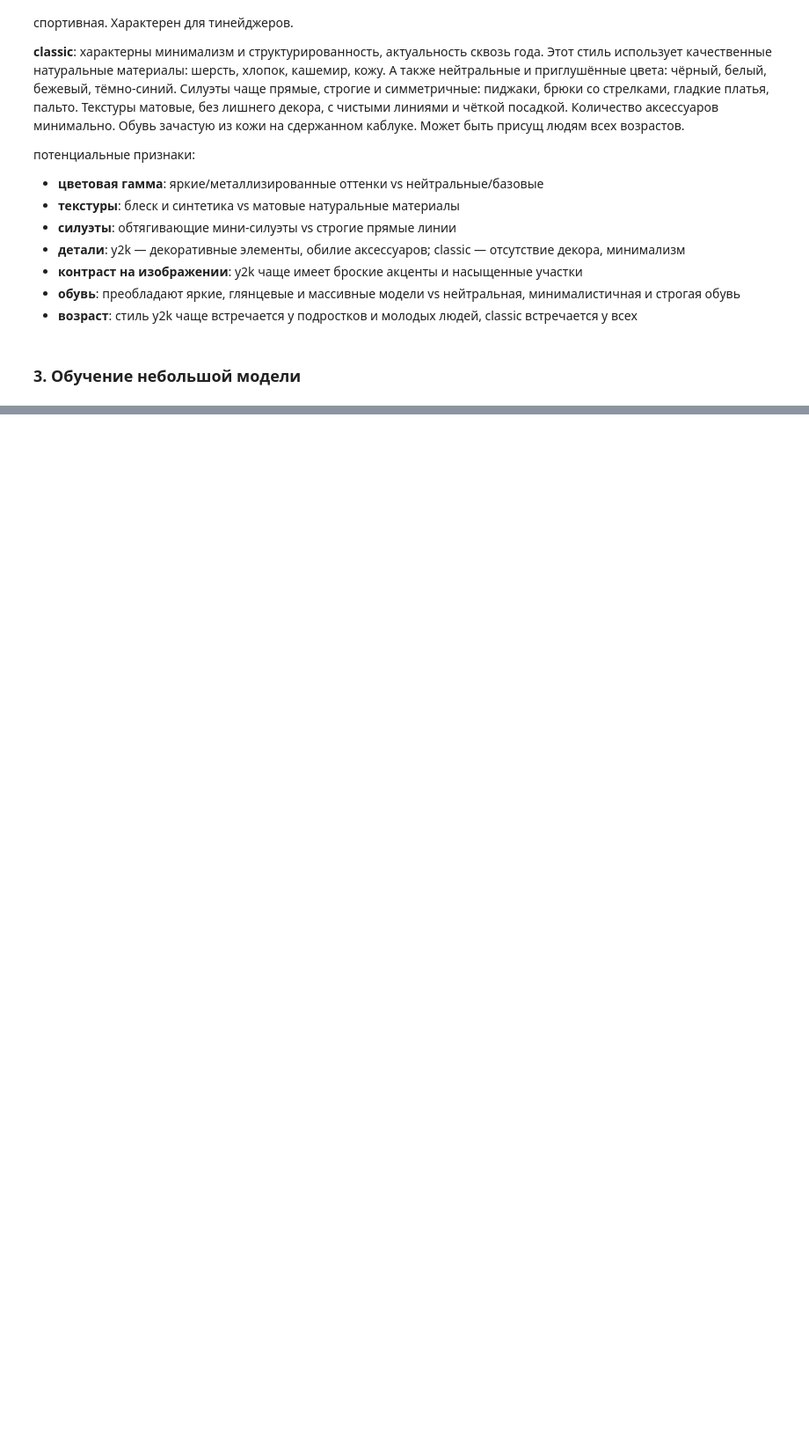
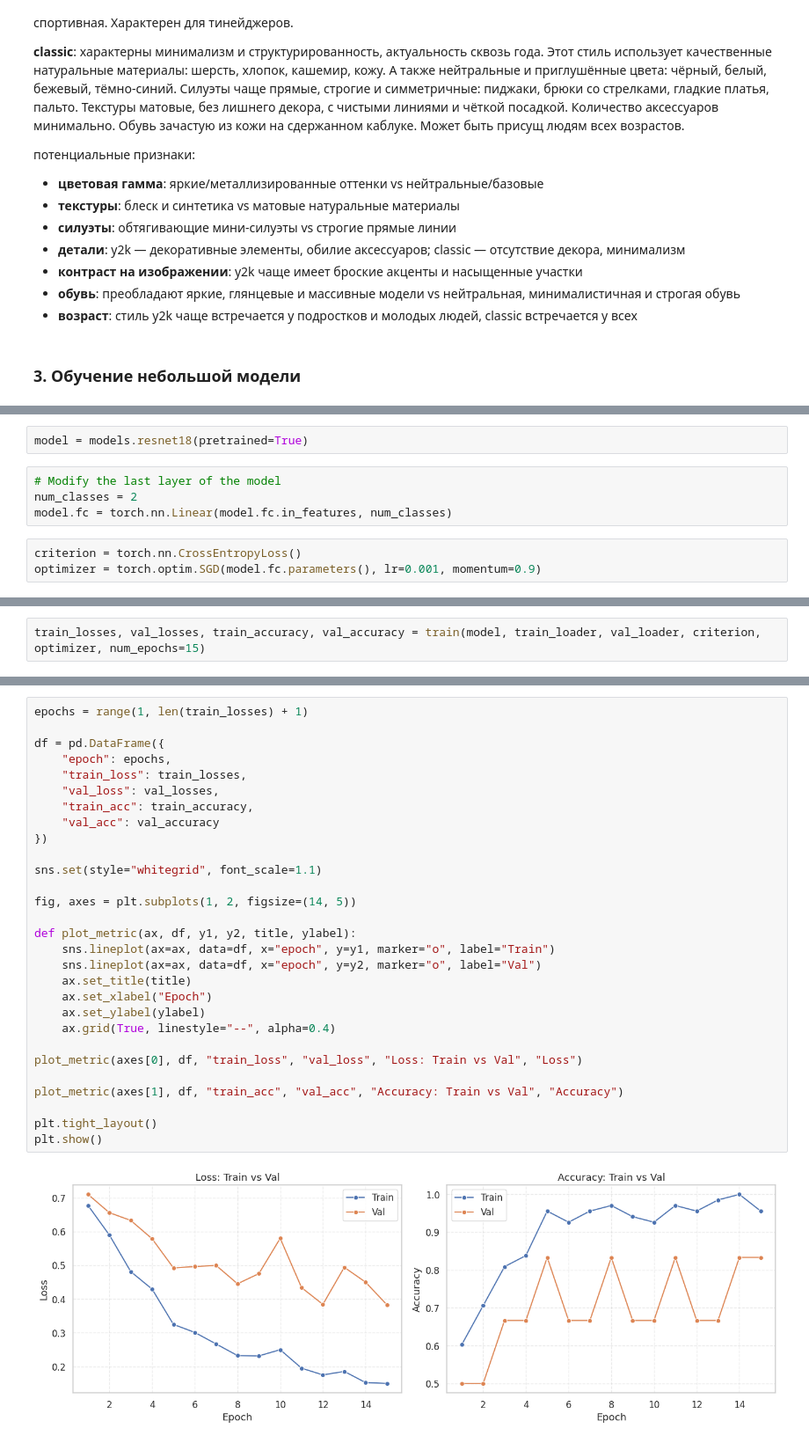
Before and after one commit to AndreichukVladlena/y2k-vs-classic-style-classifier, a Jupyter notebook: main.ipynb, the cells around one changed output, grey strips where cells are left out. Shown at 88% size. Drawn from its saved outputs; the diff is of its cells as text; blank space fills up the shorter version.

```diff
--- a/main.ipynb
+++ b/main.ipynb
@@ -131,0 +187,9 @@ classic_images.extend(get_augementations(classic_images))
+# %%
+model = models.resnet18(pretrained=True)
+# %%
+# Modify the last layer of the model
+num_classes = 2
+model.fc = torch.nn.Linear(model.fc.in_features, num_classes)
+# %%
+criterion = torch.nn.CrossEntropyLoss()
+optimizer = torch.optim.SGD(model.fc.parameters(), lr=0.001, momentum=0.9)
@@ -131,0 +283,2 @@ classic_images.extend(get_augementations(classic_images))
+# %%
+train_losses, val_losses, train_accuracy, val_accuracy = train(model, train_loader, val_loader, criterion, optimizer, num_epochs=15)
@@ -131,0 +301,31 @@ classic_images.extend(get_augementations(classic_images))
+# %%
+epochs = range(1, len(train_losses) + 1)
+
+df = pd.DataFrame({
+    "epoch": epochs,
+    "train_loss": train_losses,
+    "val_loss": val_losses,
+    "train_acc": train_accuracy,
+    "val_acc": val_accuracy
+})
+
+sns.set(style="whitegrid", font_scale=1.1)
+
+fig, axes = plt.subplots(1, 2, figsize=(14, 5))
+
+def plot_metric(ax, df, y1, y2, title, ylabel):
+    sns.lineplot(ax=ax, data=df, x="epoch", y=y1, marker="o", label="Train")
+    sns.lineplot(ax=ax, data=df, x="epoch", y=y2, marker="o", label="Val")
+    ax.set_title(title)
+    ax.set_xlabel("Epoch")
+    ax.set_ylabel(ylabel)
+    ax.grid(True, linestyle="--", alpha=0.4)
+
+plot_metric(axes[0], df, "train_loss", "val_loss", "Loss: Train vs Val", "Loss")
+
+plot_metric(axes[1], df, "train_acc", "val_acc", "Accuracy: Train vs Val", "Accuracy")
+
+plt.tight_layout()
+plt.show()
+# %% [output]
+[figure, added]
```
Also changed, not shown: parts of 26 cells of this notebook.
